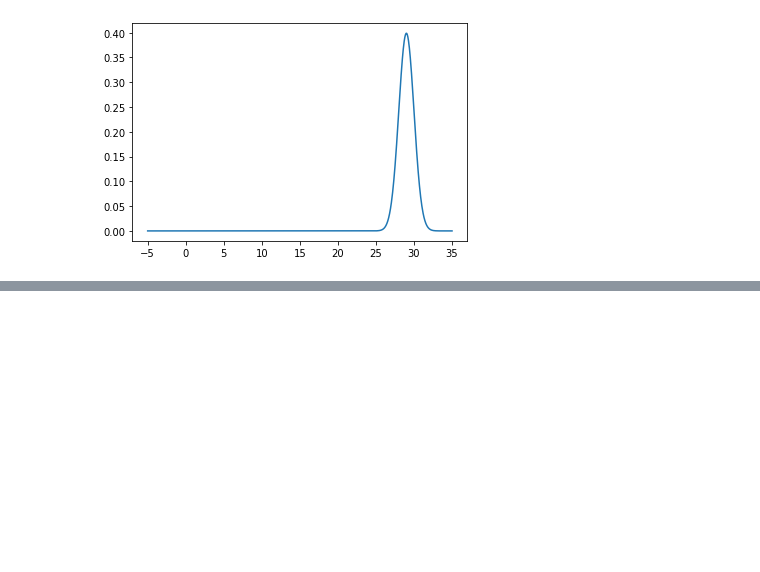
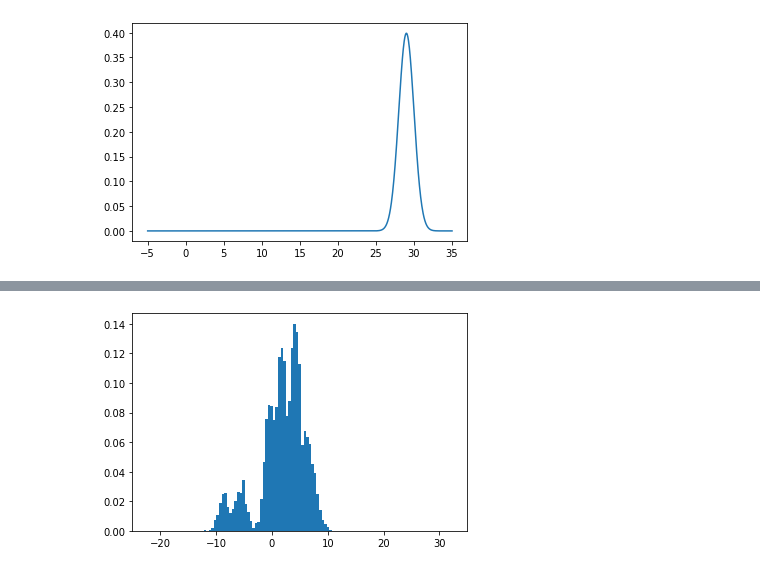
Before and after one commit to ElouanARGOUARCH/SBI, a Jupyter notebook: Test.ipynb, the cells around one changed output, grey strips where cells are left out. Saved outputs shown, nothing was run; the diff lists cells and outputs as text; code cells hidden in the pictures; blank space fills up the shorter version.

```diff
--- a/Test.ipynb
+++ b/Test.ipynb
@@ -41,0 +62,12 @@ AttributeError: 'SMCSampler1' object has no attribute 'print_shape_particles'
+# %%
+smc = SMCSampler1(target_log_densities, x0, w0)
+smc.sample()
+# %%
+for particle_set in smc.particles:
+    clear_output(wait=True)
+    plt.figure()
+    plt.hist(particle_set.detach().numpy(), bins= 50, density = True)
+    plt.xlim((-25,35))
+    plt.show()
+# %% [output]
+[figure, added]
```
Also changed, not shown: parts of 8 cells of this notebook, 1 other file.
